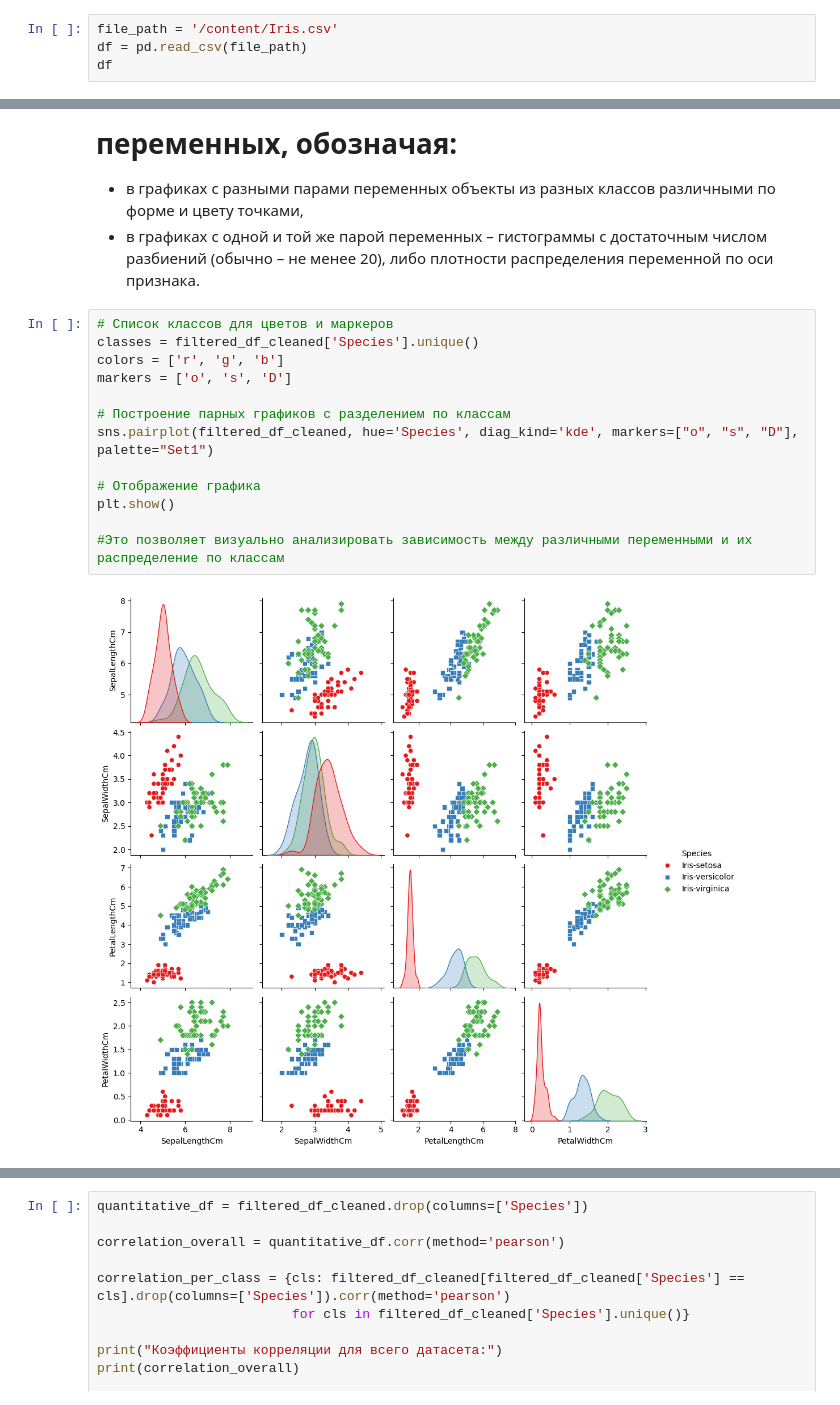
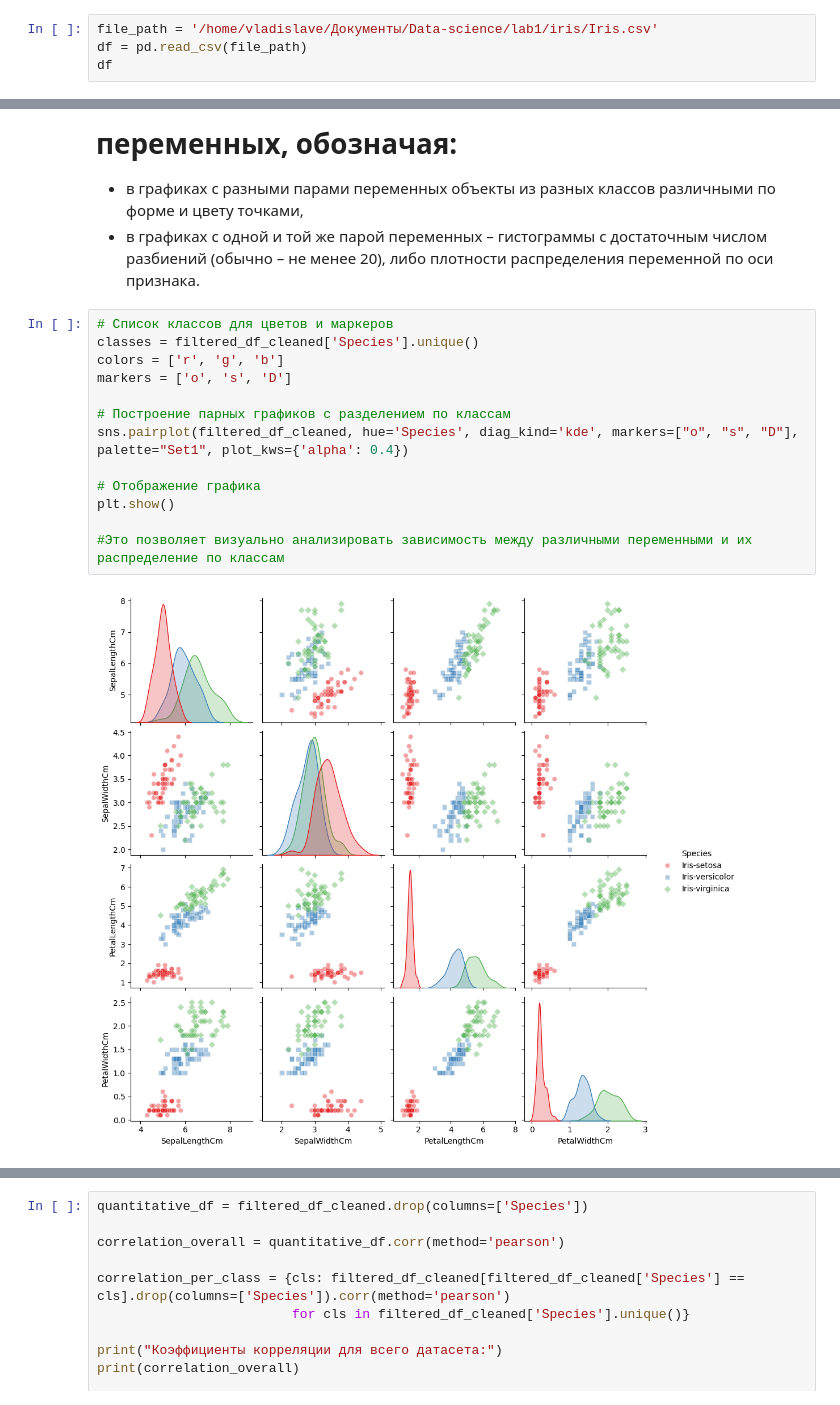
Before and after one commit to vladospuchkov/Data-science-menshanov, a Jupyter notebook: lab1/lab1_tsr.ipynb, the cells around one changed output, grey strips where cells are left out. Drawn from its saved outputs; the diff is of its cells as text.

```diff
--- a/lab1/lab1_tsr.ipynb
+++ b/lab1/lab1_tsr.ipynb
@@ -28,7 +28,7 @@ from sklearn.metrics import confusion_matrix, roc_curve, auc
 3. - Количество целевых классов и объектов в каждом из классов
 4. - Процент объектов с неопределенными признаками
 # %%
-file_path = '/content/Iris.csv'
+file_path = '/home/vladislave/Документы/Data-science/lab1/iris/Iris.csv'
 df = pd.read_csv(file_path)
 df
 # %% [output]
@@ -128,16 +126,16 @@ filtered_df_cleaned
 # %%
 # Список классов для цветов и маркеров
 classes = filtered_df_cleaned['Species'].unique()
 colors = ['r', 'g', 'b']
 markers = ['o', 's', 'D']
 
 # Построение парных графиков с разделением по классам
-sns.pairplot(filtered_df_cleaned, hue='Species', diag_kind='kde', markers=["o", "s", "D"], palette="Set1")
+sns.pairplot(filtered_df_cleaned, hue='Species', diag_kind='kde', markers=["o", "s", "D"], palette="Set1", plot_kws={'alpha': 0.4})
 
 # Отображение графика
 plt.show()
 
 #Это позволяет визуально анализировать зависимость между различными переменными и их распределение по классам
 # %% [output]
-[figure, old version]
+[figure, new version]
 # %% [markdown]
```
Also changed, not shown: parts of 5 cells of this notebook, 2 other files.
